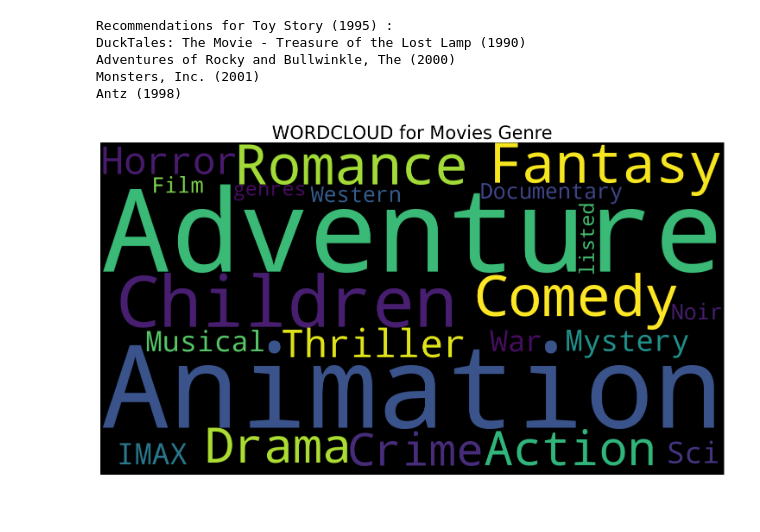
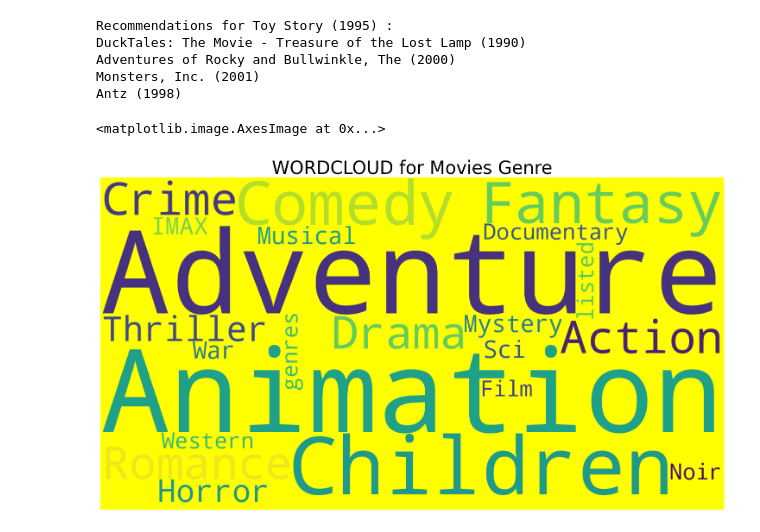
Before and after one commit to waqarmm/AI-Labs, a Jupyter notebook: knn_Movie_Recommendation.ipynb, the cells around one changed output. Drawn from its saved outputs; the diff is of its cells as text; code cells hidden in the pictures.

```diff
--- a/knn_Movie_Recommendation.ipynb
+++ b/knn_Movie_Recommendation.ipynb
@@ -99,29 +99,30 @@ Antz (1998)
 # %%
 from wordcloud import WordCloud
 import matplotlib.pyplot as plt
 
 genres = []
 for genre in movies.genres:
    x = genre.split('|')
    for i in x:
     if i not in genres:
         genres.append(i)
 
 # print(genres)
 
 movie_title = []
 for title in movies.title:
     movie_title.append(title[0:-7])
 
 # print(movie_title)
 
-wordcloud_genre = WordCloud(width=1500, height=800, background_color='black', min_font_size=2, min_word_length=3).generate(' '.join(genres))
-wordcloud_title = WordCloud(width=1500, height=800, background_color='cyan', min_font_size=2, min_word_length=3).generate(' '.join(movie_title))
+wordcloud_genre = WordCloud(width=1500, height=800, background_color='yellow', min_font_size=2, min_word_length=3).generate(' '.join(genres))
+wordcloud_title = WordCloud(width=1500, height=800, background_color='white').generate(' '.join(movie_title))
 
 plt.figure(figsize=(30, 10))
 plt.axis('off')
 plt.title('WORDCLOUD for Movies Genre', fontsize=30)
 plt.imshow(wordcloud_genre)
-plt.show()
+# plt.show()
 # %% [output]
+<matplotlib.image.AxesImage at 0x...>
-[figure, old version]
+[figure, new version]
```
Also changed, not shown: parts of 6 cells of this notebook.
